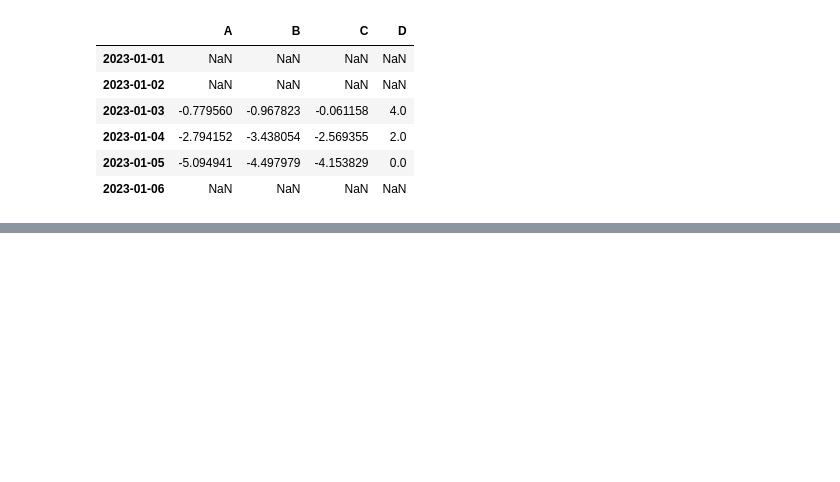
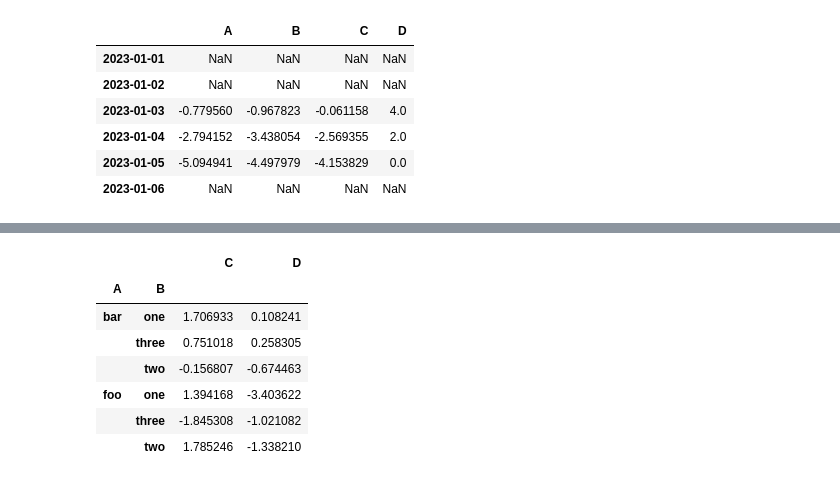
Before and after one commit to rajarajeswarir/Hands-on-Machine-Learning, a Jupyter notebook: Pandas_Training.ipynb, the cells around one changed output, grey strips where cells are left out. Saved outputs shown, nothing was run; the diff lists cells and outputs as text; code cells hidden in the pictures; blank space fills up the shorter version.

```diff
--- a/Pandas_Training.ipynb
+++ b/Pandas_Training.ipynb
@@ -357,0 +384,9 @@ df.sub(s, axis="index")
+# %%
+df = pd.DataFrame(
+    {
+        "A": ["foo", "bar", "foo", "bar", "foo", "bar", "foo", "foo"],
+        "B": ["one", "one", "two", "three", "two", "two", "one", "three"],
+        "C": np.random.randn(8),
+        "D": np.random.randn(8),
+    }
+)
@@ -357,0 +400,11 @@ df.sub(s, axis="index")
+# %%
+df.groupby(["A", "B"]).sum()
+# %% [output]
+|  |  | C | D |
+| A | B |  |  |
+| bar | one | 1.706933 | 0.108241 |
+|  | three | 0.751018 | 0.258305 |
+|  | two | -0.156807 | -0.674463 |
+| foo | one | 1.394168 | -3.403622 |
+|  | three | -1.845308 | -1.021082 |
+|  | two | 1.785246 | -1.338210 |
```
Also changed, not shown: parts of 8 cells of this notebook.
